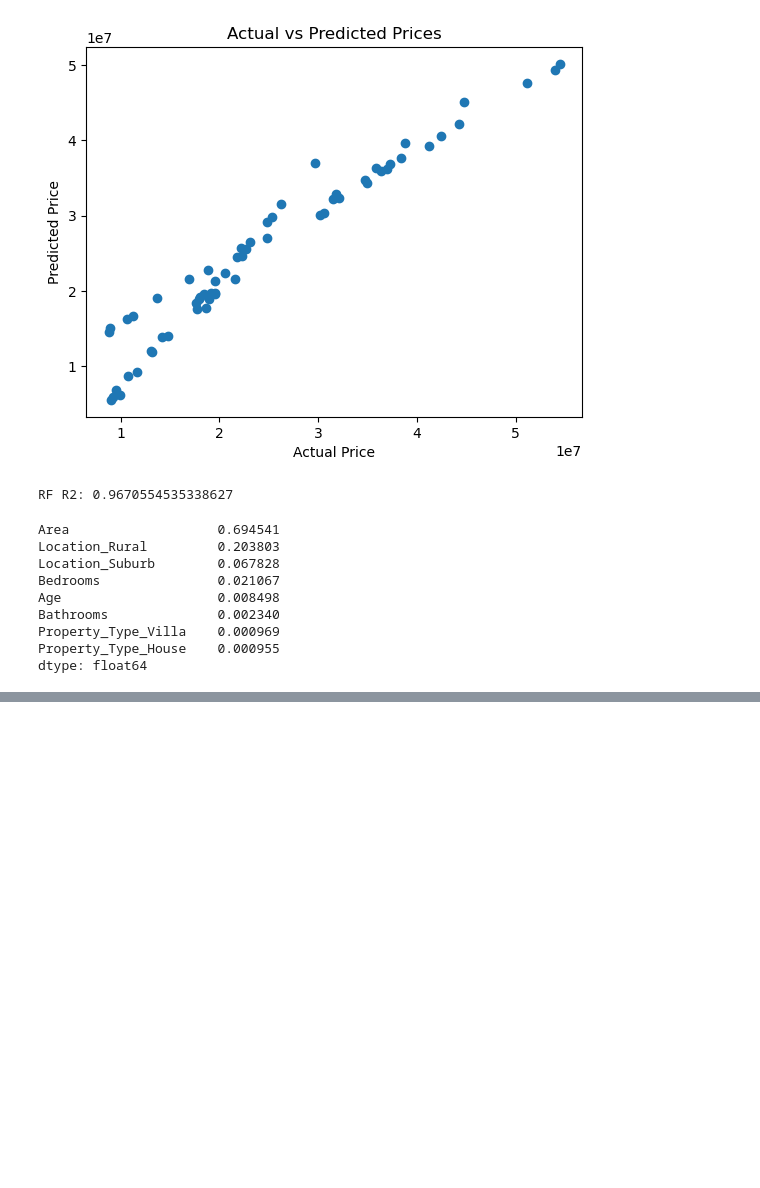
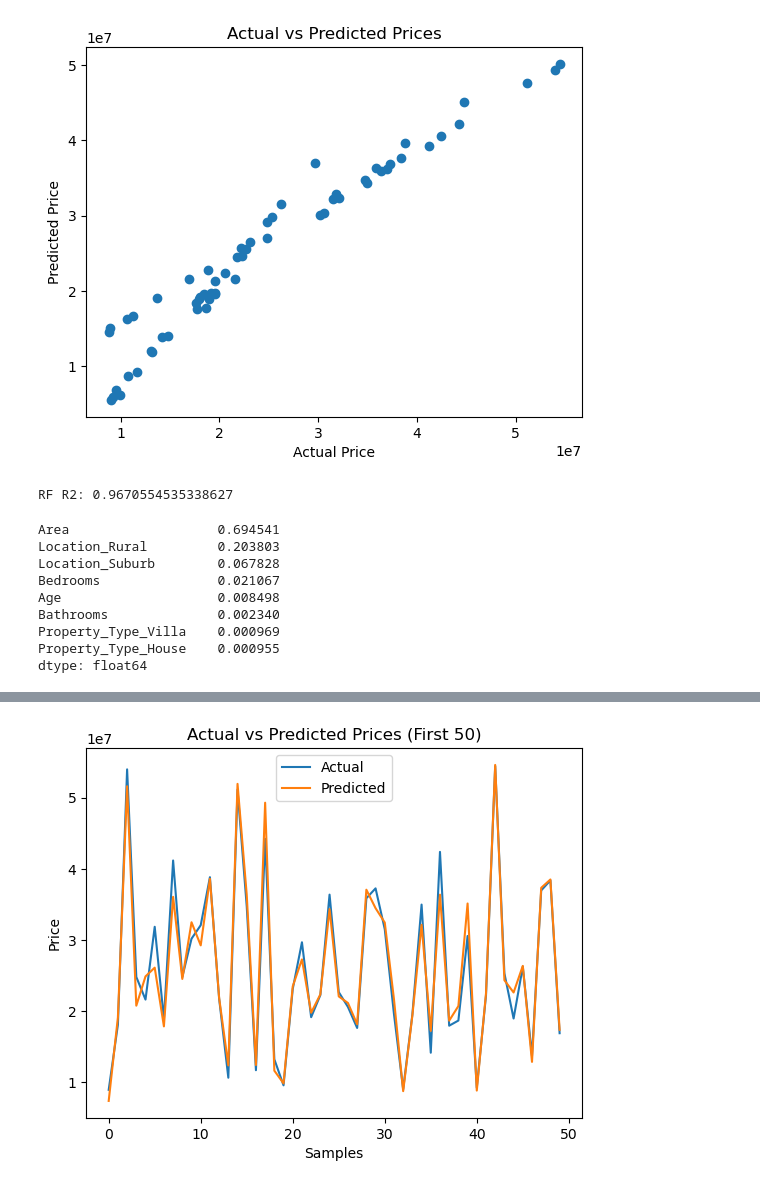
Before and after one commit to varshh219/Week9-Assignment, a Jupyter notebook: house_price_prediction.ipynb, the cells around one changed output, grey strips where cells are left out. Saved outputs shown, nothing was run; the diff lists cells and outputs as text; code cells hidden in the pictures; blank space fills up the shorter version.

```diff
--- a/house_price_prediction.ipynb
+++ b/house_price_prediction.ipynb
@@ -137,0 +157,11 @@ dtype: float64
+# %%
+plt.figure()
+plt.plot(y_test.values[:50], label="Actual")
+plt.plot(rf_pred[:50], label="Predicted")
+plt.legend()
+plt.title("Actual vs Predicted Prices (First 50)")
+plt.xlabel("Samples")
+plt.ylabel("Price")
+plt.show()
+# %% [output]
+[figure, added]
```
Also changed, not shown: parts of 10 cells of this notebook, 2 other files.
